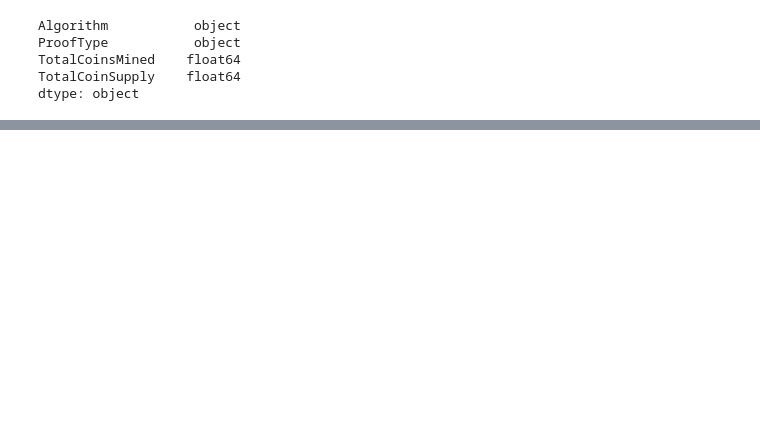
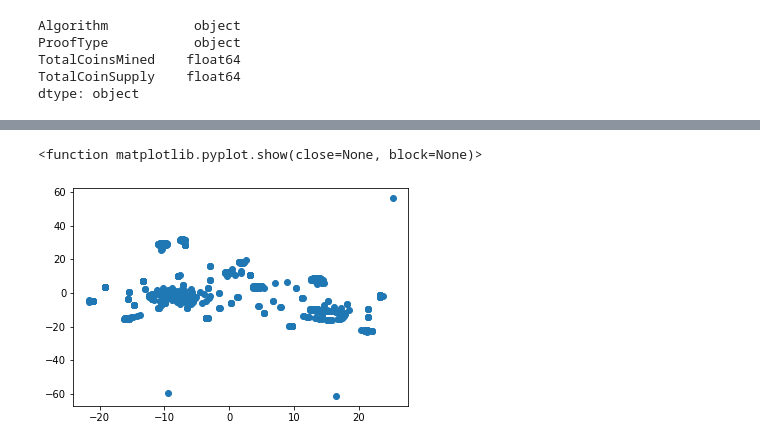
Before and after one commit to ermcgrew/unsup_ML, a Jupyter notebook: crypto_learning.ipynb, the cells around one changed output, grey strips where cells are left out. Drawn from its saved outputs; the diff is of its cells as text; code cells hidden in the pictures; blank space fills up the shorter version.

```diff
--- a/crypto_learning.ipynb
+++ b/crypto_learning.ipynb
@@ -105,5 +107,6 @@ df_dummies.head()
 # %%
 #Standardize your dataset so that columns that contain larger values do not unduly influence the outcome.
 from sklearn.preprocessing import StandardScaler
+data_scaled = StandardScaler().fit_transform(df_dummies)
 # %%
 # Perform dimensionality reduction with PCA, PCA(n_components=0.90)
@@ -111,0 +121,3 @@ from sklearn.preprocessing import StandardScaler
+# %%
+df_data_pca = pd.DataFrame(data=data_pca)
+df_data_pca.head()
@@ -112,3 +136,6 @@ from sklearn.preprocessing import StandardScaler
 # %%
 #run t-SNE on the principal components: the output of the PCA transformation.
-#Then create a scatter plot of the t-SNE output.
+from sklearn.manifold import TSNE
+tsne = TSNE(learning_rate=35)
+tsne_features = tsne.fit_transform(df_data_pca)
+tsne_features.shape
@@ -115 +154,9 @@ from sklearn.preprocessing import StandardScaler
+# %%
+#Then create a scatter plot of the t-SNE output.
+import matplotlib.pyplot as plt
+plt.scatter(tsne_features[:,0], tsne_features[:,1])
+plt.show
+# %% [output]
+<function matplotlib.pyplot.show(close=None, block=None)>
+[figure, added]
 # %%
```
Also changed, not shown: parts of 14 cells of this notebook.
